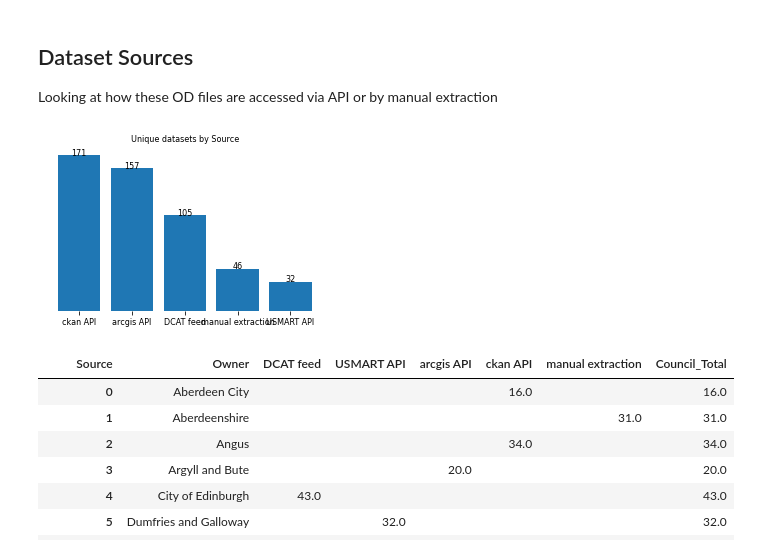
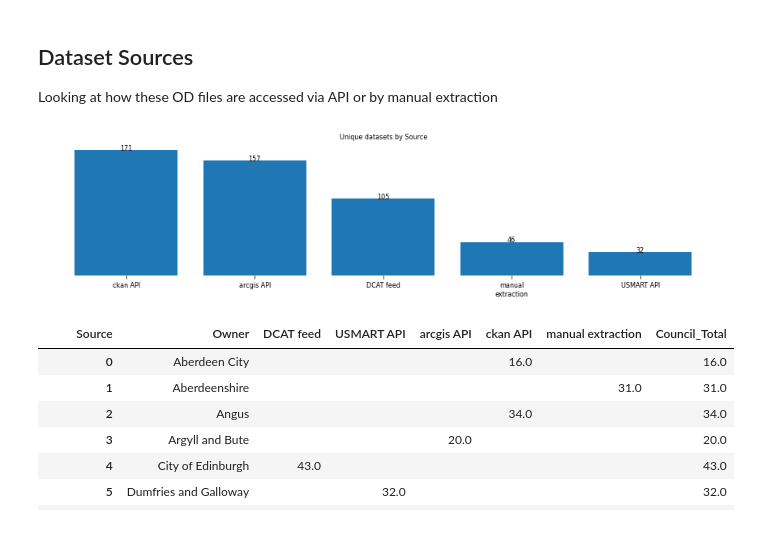
Before and after one commit to OpenDataScotland/the_od_bods, a Jupyter notebook: analytics/analytics.ipynb, the cells around one changed output. Drawn from its saved outputs; the diff is of its cells as text; code cells hidden in the pictures.

```diff
--- a/analytics/analytics.ipynb
+++ b/analytics/analytics.ipynb
@@ -145,19 +145,12 @@ Looking at how these OD files are accessed via API or by manual extraction
 # %%
 ### Unique datasets by Source
 stats_b1 = data_distinct.groupby(['Source']).size().reset_index().rename(columns={0:'Count'})
 stats_b1 = stats_b1.sort_values(by=['Count'], ascending=False).reset_index(drop=True)
 
 ### Chart
-plt.figure(figsize=(5,3))
-plt.bar(x=stats_b1['Source'], height=stats_b1['Count'])
-plt.ylabel(''), plt.xlabel(''), plt.yticks([])
-addlabels(stats_b1['Source'], stats_b1['Count'],0)
-plt.box(False)
-plt.title('Unique datasets by Source')
-plt.savefig('image_Unique datasets by Source.png')
-plt.show()
+columnchart('Unique datasets by Source', stats_b1['Source'], stats_b1['Count'], colour='#1f78b4')
 # %% [output]
-[figure, old version]
+[figure, new version]
 # %%
 ### Unique datasets by Council and Source
 stats_b = data_distinct.groupby(['Owner','Source']).size().reset_index().rename(columns={0:'Count'})
```
Also changed, not shown: parts of 7 cells of this notebook, 1 other file.
